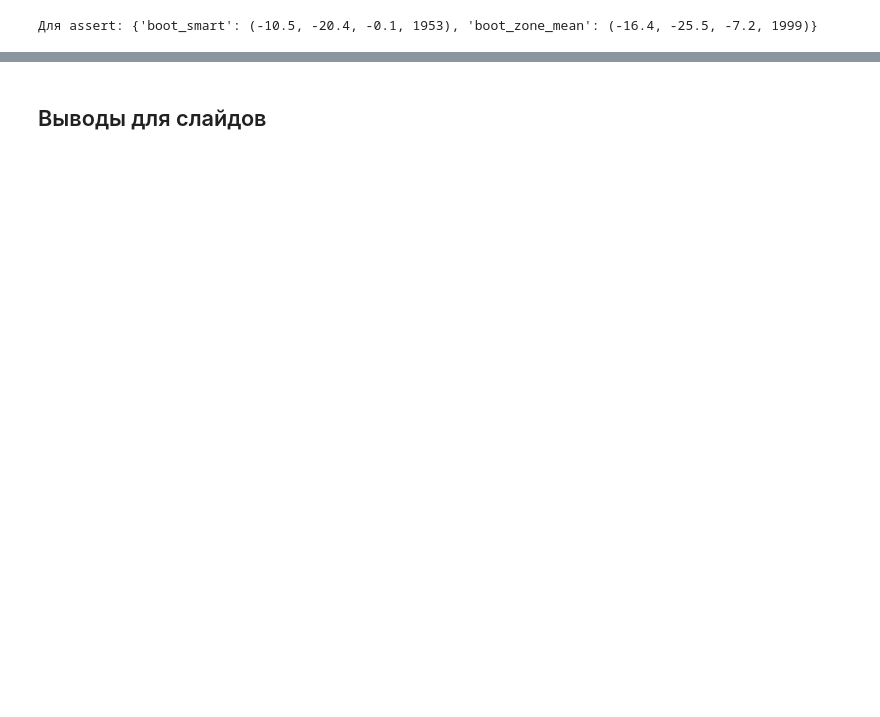
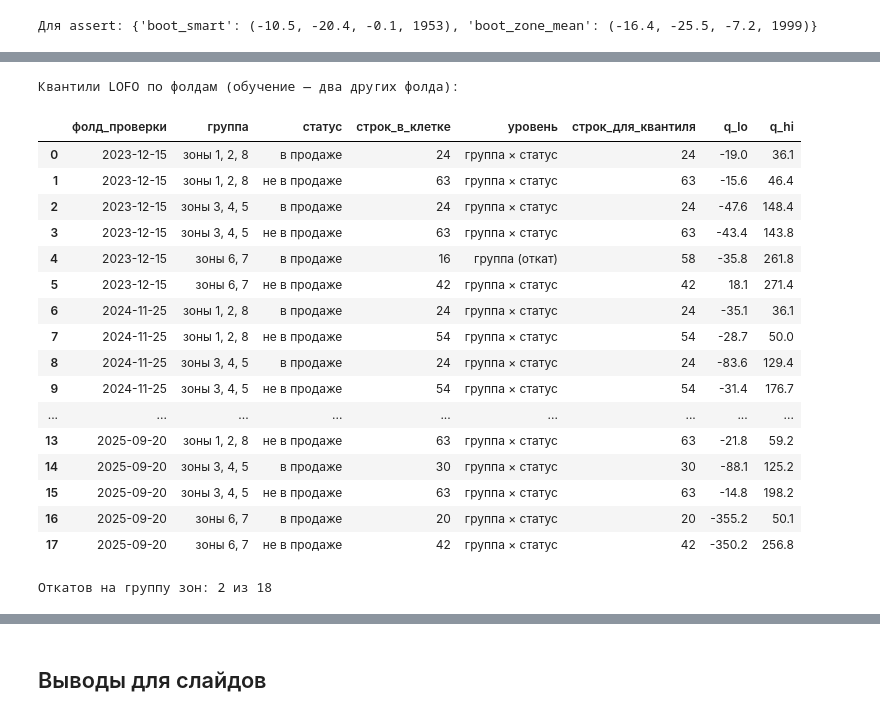
Before and after one commit to shertwg/datamatch-avangard, a Jupyter notebook: notebooks/04_report.ipynb, the cells around one changed output, grey strips where cells are left out. Drawn from its saved outputs; the diff is of its cells as text; code cells hidden in the pictures; blank space fills up the shorter version.

```diff
--- a/notebooks/04_report.ipynb
+++ b/notebooks/04_report.ipynb
@@ -878,0 +964,78 @@ print("Для assert:", BOOT_KEYS)
+# %%
+# Валидационные строки CatBoost + sold_as_of и capacity на дату своего фолда
+fold_tab = {f: build_table(f).set_index(KEY)[["sold_as_of", "capacity"]] for f in FOLD_LABELS}
+ev_i = pd.concat([g.join(fold_tab[f], on=KEY) for f, g in preds["catboost"].groupby("fold", sort=False)])
+assert len(ev_i) == len(preds["catboost"])
+assert ev_i["y_true"].between(ev_i["sold_as_of"], ev_i["capacity"]).all()
+assert ev_i["y_pred"].between(ev_i["sold_as_of"], ev_i["capacity"]).all()
+ev_i["zgroup"] = ev_i["zone"].map(ZONE_GROUP)
+ev_i["resid"] = ev_i["y_true"] - ev_i["y_pred"]
+STATUS = {True: "в продаже", False: "не в продаже"}
+
+
+def clip_interval(pred, lo, hi, floor_, cap):
+    # Целые границы: floor_ <= low <= pred <= high <= cap
+    low = np.maximum(np.floor(lo), floor_)
+    high = np.minimum(np.ceil(hi), cap)
+    return np.minimum(low, pred).astype(int), np.maximum(high, pred).astype(int)
+
+
+def zone_quantiles(train):
+    # Квантили остатка (билеты) по группе зон × статусу; < MIN_ROWS строк → по группе зон целиком
+    rows = []
+    for g in sorted(GROUP_LABEL):
+        for s in (True, False):
+            r, level = train.loc[(train["zgroup"] == g) & (train["in_sale"] == s), "resid"], "группа × статус"
+            n_cell = len(r)
+            if n_cell < MIN_ROWS:
+                r, level = train.loc[train["zgroup"] == g, "resid"], "группа (откат)"
+            rows.append({"zgroup": g, "in_sale": s, "строк_в_клетке": n_cell, "уровень": level,
+                         "строк_для_квантиля": len(r), "q_lo": r.quantile(Q_LO), "q_hi": r.quantile(Q_HI)})
+    return pd.DataFrame(rows).set_index(["zgroup", "in_sale"])
+
+
+def zone_interval(rows, q, pred_col):
+    qq = q.reindex(pd.MultiIndex.from_arrays([rows["zgroup"], rows["in_sale"]]))
+    pred = rows[pred_col].to_numpy()
+    return clip_interval(pred, pred + qq["q_lo"].to_numpy(), pred + qq["q_hi"].to_numpy(),
+                         rows["sold_as_of"].to_numpy(), rows["capacity"].to_numpy())
+
+
+# Leave-one-fold-out: квантили по двум фолдам → интервал на третьем
+parts, q_folds = [], []
+for f in FOLD_LABELS:
+    q = zone_quantiles(ev_i[ev_i["fold"] != f])
+    part = ev_i[ev_i["fold"] == f].copy()
+    part["low"], part["high"] = zone_interval(part, q, "y_pred")
+    parts.append(part)
+    q_folds.append(q.assign(фолд_проверки=f))
+lofo_z = pd.concat(parts)
+lofo_z["covered"] = lofo_z["y_true"].between(lofo_z["low"], lofo_z["high"])
+q_folds = pd.concat(q_folds).reset_index()
+q_folds["группа"] = q_folds["zgroup"].map(GROUP_LABEL)
+q_folds["статус"] = q_folds["in_sale"].map(STATUS)
+print("Квантили LOFO по фолдам (обучение — два других фолда):")
+display(q_folds[["фолд_проверки", "группа", "статус", "строк_в_клетке", "уровень", "строк_для_квантиля",
+                 "q_lo", "q_hi"]].round(1))
+n_fallback = int((q_folds["уровень"] != "группа × статус").sum())
+print(f"Откатов на группу зон: {n_fallback} из {len(q_folds)}")
+# %% [output]
+Квантили LOFO по фолдам (обучение — два других фолда):
+|  | фолд_проверки | группа | статус | строк_в_клетке | уровень | строк_для_квантиля | q_lo | q_hi |
+| 0 | 2023-12-15 | зоны 1, 2, 8 | в продаже | 24 | группа × статус | 24 | -19.0 | 36.1 |
+| 1 | 2023-12-15 | зоны 1, 2, 8 | не в продаже | 63 | группа × статус | 63 | -15.6 | 46.4 |
+| 2 | 2023-12-15 | зоны 3, 4, 5 | в продаже | 24 | группа × статус | 24 | -47.6 | 148.4 |
+| 3 | 2023-12-15 | зоны 3, 4, 5 | не в продаже | 63 | группа × статус | 63 | -43.4 | 143.8 |
+| 4 | 2023-12-15 | зоны 6, 7 | в продаже | 16 | группа (откат) | 58 | -35.8 | 261.8 |
+| 5 | 2023-12-15 | зоны 6, 7 | не в продаже | 42 | группа × статус | 42 | 18.1 | 271.4 |
+| 6 | 2024-11-25 | зоны 1, 2, 8 | в продаже | 24 | группа × статус | 24 | -35.1 | 36.1 |
+| 7 | 2024-11-25 | зоны 1, 2, 8 | не в продаже | 54 | группа × статус | 54 | -28.7 | 50.0 |
+| 8 | 2024-11-25 | зоны 3, 4, 5 | в продаже | 24 | группа × статус | 24 | -83.6 | 129.4 |
+| 9 | 2024-11-25 | зоны 3, 4, 5 | не в продаже | 54 | группа × статус | 54 | -31.4 | 176.7 |
+| ... | ... | ... | ... | ... | ... | ... | ... | ... |
+| 13 | 2025-09-20 | зоны 1, 2, 8 | не в продаже | 63 | группа × статус | 63 | -21.8 | 59.2 |
+| 14 | 2025-09-20 | зоны 3, 4, 5 | в продаже | 30 | группа × статус | 30 | -88.1 | 125.2 |
+| 15 | 2025-09-20 | зоны 3, 4, 5 | не в продаже | 63 | группа × статус | 63 | -14.8 | 198.2 |
+| 16 | 2025-09-20 | зоны 6, 7 | в продаже | 20 | группа × статус | 20 | -355.2 | 50.1 |
+| 17 | 2025-09-20 | зоны 6, 7 | не в продаже | 42 | группа × статус | 42 | -350.2 | 256.8 |
+Откатов на группу зон: 2 из 18
```
Also changed, not shown: parts of 16 cells of this notebook, 7 other files.
